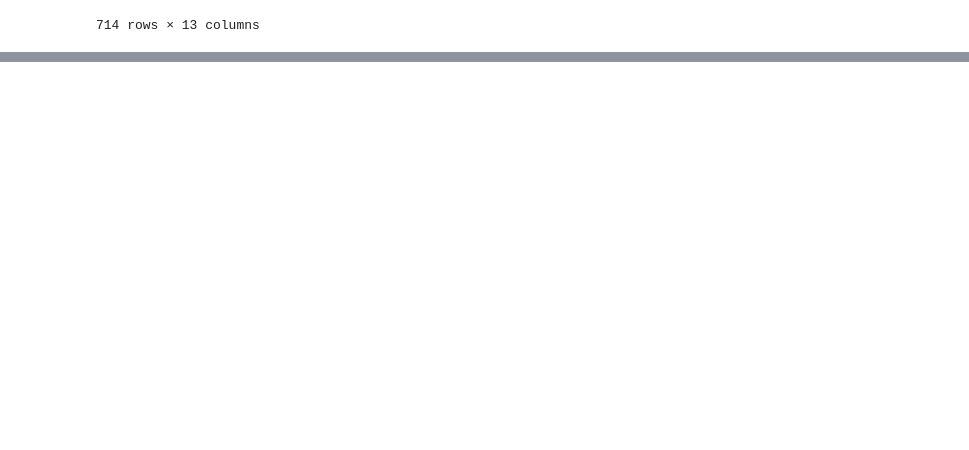
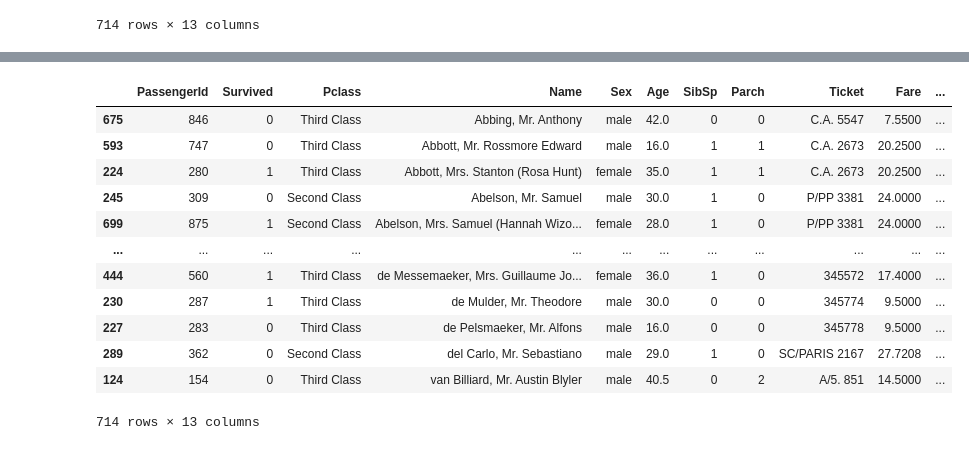
Before and after one commit to VincentG03/Data-Science-Syntax, a Jupyter notebook: pandas.ipynb, the cells around one changed output, grey strips where cells are left out. Saved outputs shown, nothing was run; the diff lists cells and outputs as text; code cells hidden in the pictures; blank space fills up the shorter version.

```diff
--- a/pandas.ipynb
+++ b/pandas.ipynb
@@ -1089,0 +1142,17 @@ df
+# %%
+# Soting by name (alphanumeric)
+df.sort_values(by = "Name")
+# %% [output]
+|  | PassengerId | Survived | Pclass | Name | Sex | Age | SibSp | Parch | Ticket | Fare | ... |
+| 675 | 846 | 0 | Third Class | Abbing, Mr. Anthony | male | 42.0 | 0 | 0 | C.A. 5547 | 7.5500 | ... |
+| 593 | 747 | 0 | Third Class | Abbott, Mr. Rossmore Edward | male | 16.0 | 1 | 1 | C.A. 2673 | 20.2500 | ... |
+| 224 | 280 | 1 | Third Class | Abbott, Mrs. Stanton (Rosa Hunt) | female | 35.0 | 1 | 1 | C.A. 2673 | 20.2500 | ... |
+| 245 | 309 | 0 | Second Class | Abelson, Mr. Samuel | male | 30.0 | 1 | 0 | P/PP 3381 | 24.0000 | ... |
+| 699 | 875 | 1 | Second Class | Abelson, Mrs. Samuel (Hannah Wizo... | female | 28.0 | 1 | 0 | P/PP 3381 | 24.0000 | ... |
+| ... | ... | ... | ... | ... | ... | ... | ... | ... | ... | ... | ... |
+| 444 | 560 | 1 | Third Class | de Messemaeker, Mrs. Guillaume Jo... | female | 36.0 | 1 | 0 | 345572 | 17.4000 | ... |
+| 230 | 287 | 1 | Third Class | de Mulder, Mr. Theodore | male | 30.0 | 0 | 0 | 345774 | 9.5000 | ... |
+| 227 | 283 | 0 | Third Class | de Pelsmaeker, Mr. Alfons | male | 16.0 | 0 | 0 | 345778 | 9.5000 | ... |
+| 289 | 362 | 0 | Second Class | del Carlo, Mr. Sebastiano | male | 29.0 | 1 | 0 | SC/PARIS 2167 | 27.7208 | ... |
+| 124 | 154 | 0 | Third Class | van Billiard, Mr. Austin Blyler | male | 40.5 | 0 | 2 | A/5. 851 | 14.5000 | ... |
+714 rows × 13 columns
```
Also changed, not shown: parts of 22 cells of this notebook.
